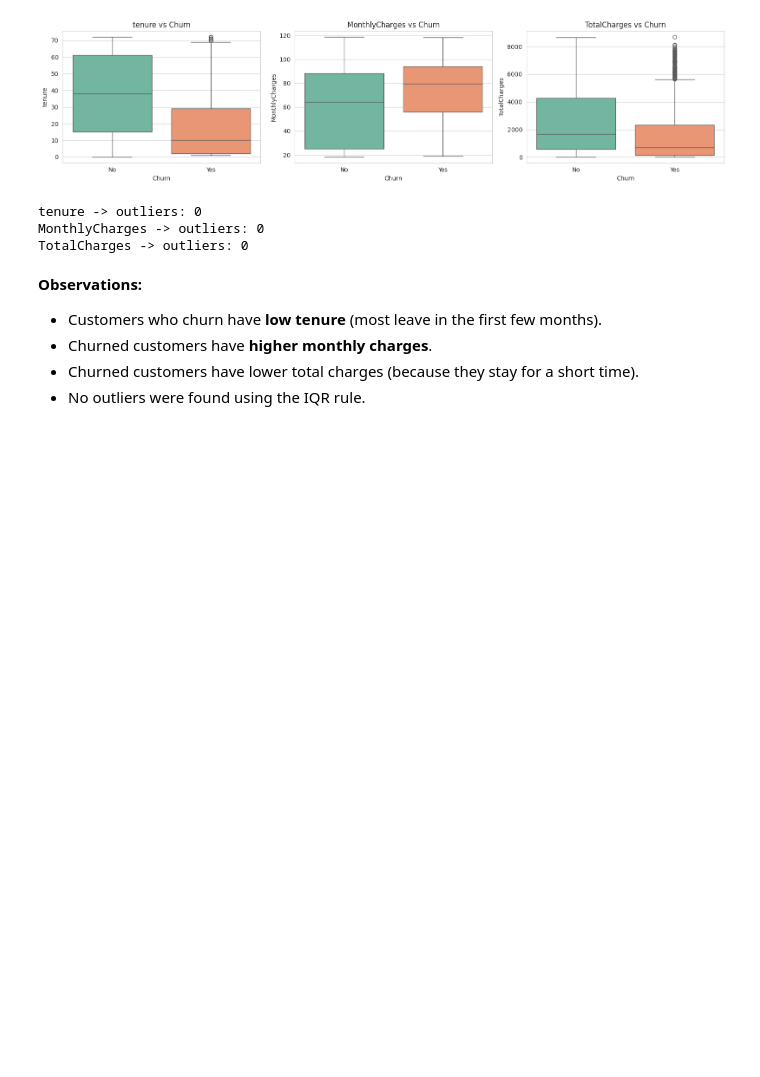
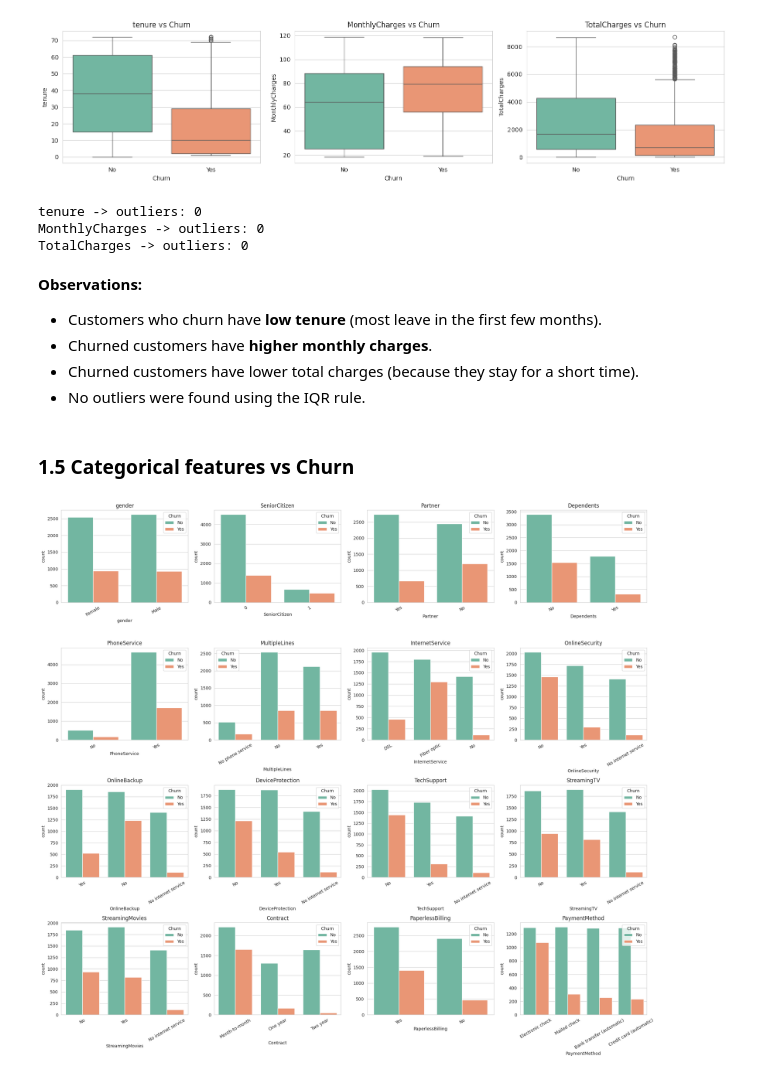
Before and after one commit to wageesha111/telco-churn-prediction, a Jupyter notebook: Telco_Churn_Coursework.ipynb, the cells around one changed output. Cells and saved outputs as stored; diff of their text form; code cells hidden in the pictures; blank space fills up the shorter version.

Commit message:
EDA: categorical features vs churn

```diff
--- a/Telco_Churn_Coursework.ipynb
+++ b/Telco_Churn_Coursework.ipynb
@@ -193,3 +193,21 @@ TotalCharges -> outliers: 0
 - Churned customers have **higher monthly charges**.
 - Churned customers have lower total charges (because they stay for a short time).
 - No outliers were found using the IQR rule.
+# %% [markdown]
+### 1.5 Categorical features vs Churn
+# %%
+cat_cols = ["gender", "SeniorCitizen", "Partner", "Dependents", "PhoneService",
+            "MultipleLines", "InternetService", "OnlineSecurity", "OnlineBackup",
+            "DeviceProtection", "TechSupport", "StreamingTV", "StreamingMovies",
+            "Contract", "PaperlessBilling", "PaymentMethod"]
+
+fig, axes = plt.subplots(4, 4, figsize=(20, 18))
+axes = axes.flatten()
+for i, col in enumerate(cat_cols):
+    sns.countplot(data=df, x=col, hue="Churn", ax=axes[i], palette="Set2")
+    axes[i].set_title(col)
+    axes[i].tick_params(axis="x", rotation=30)
+plt.tight_layout()
+plt.show()
+# %% [output]
+[figure, added]
```
Also changed, not shown: parts of 2 cells of this notebook.
